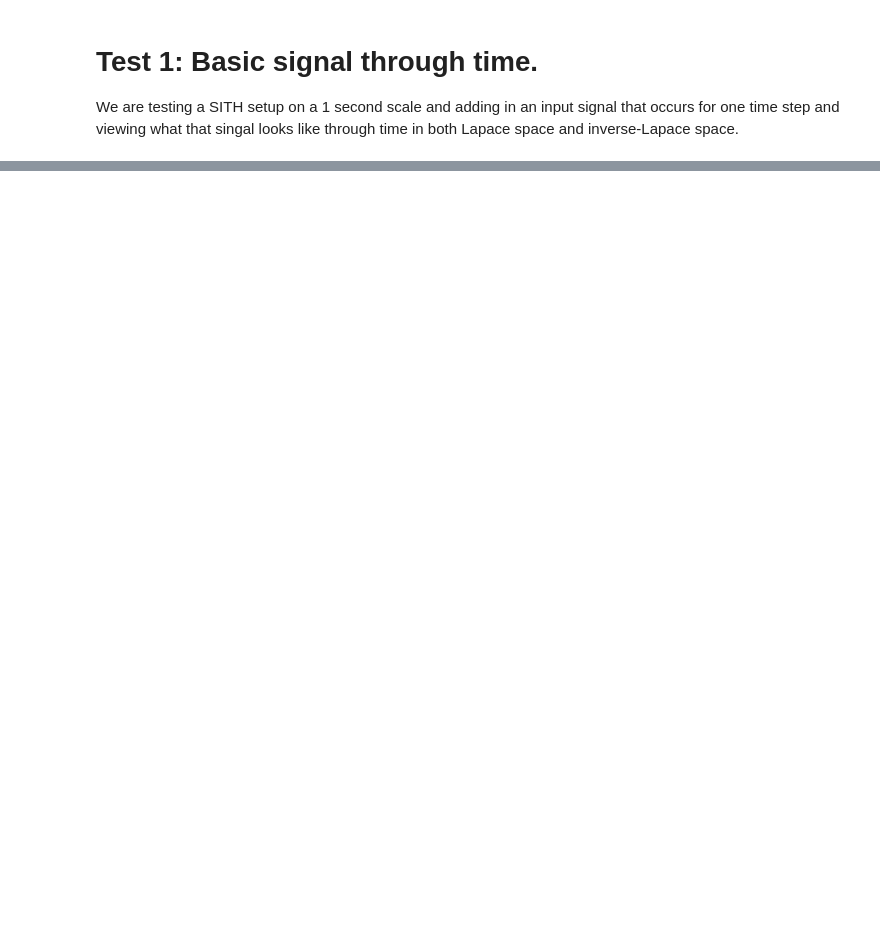
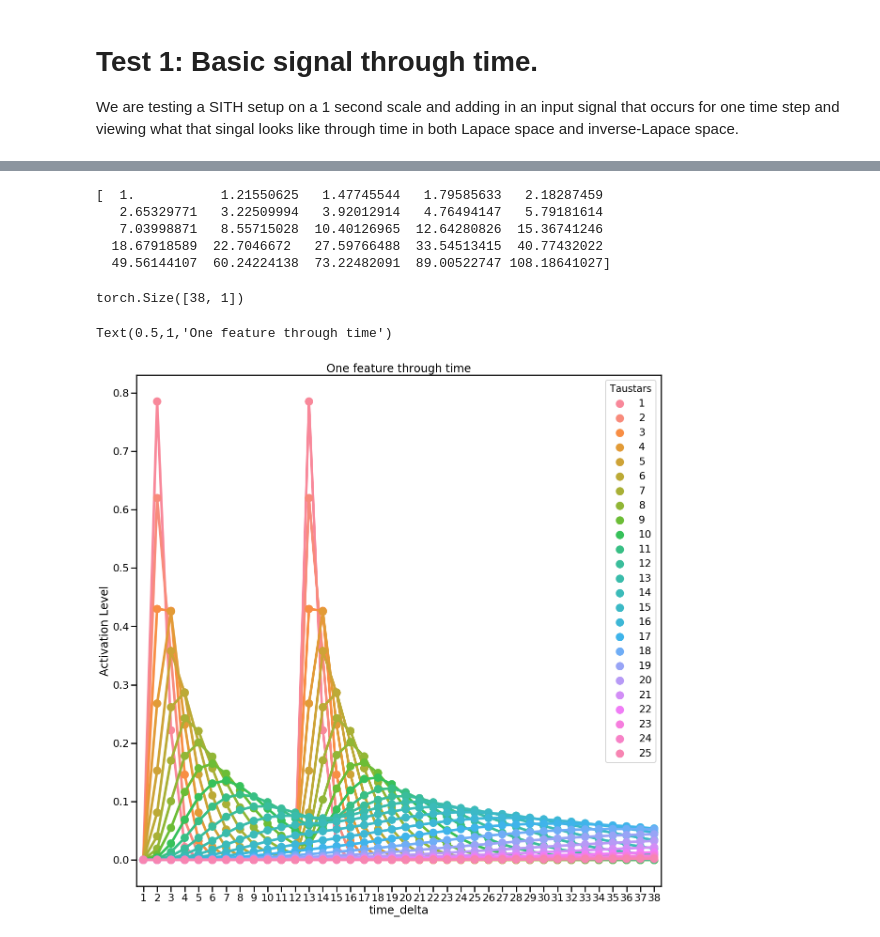
Before and after one commit to compmem/SITH_Layer, a Jupyter notebook: Sith_Layer_Verification.ipynb, the cells around one changed output, grey strips where cells are left out. Drawn from its saved outputs; the diff is of its cells as text; code cells hidden in the pictures; blank space fills up the shorter version.

```diff
--- a/Sith_Layer_Verification.ipynb
+++ b/Sith_Layer_Verification.ipynb
@@ -108,0 +154,51 @@ Text(0.5,1,'One feature through time. ')
+# %%
+
+sith_params ={"in_features":1,
+              "tau_0":1, "k":4,
+              "c":.05, "ntau":100,
+              "dt":.1, "g":0,
+              "T_every":4, "alpha":1.0}
+
+sithrep = SITH(**sith_params)
+sithrep.cuda()
+target_vec = torch.ones(1, sith_params['in_features']).type(torch.cuda.DoubleTensor)
+taustars = sithrep._tau_star[sith_params['k']:-sith_params['k']:sith_params['T_every']].detach().cpu().numpy()
+input_scale = 10
+print(taustars)
+# %% [output]
+[  1.           1.21550625   1.47745544   1.79585633   2.18287459
+   2.65329771   3.22509994   3.92012914   4.76494147   5.79181614
+   7.03998871   8.55715028  10.40126965  12.64280826  15.36741246
+  18.67918589  22.7046672   27.59766488  33.54513415  40.77432022
+  49.56144107  60.24224138  73.22482091  89.00522747 108.18641027]
+# %%
+target_vecs = torch.cat((target_vec,
+                         torch.zeros(10,sith_params['in_features']).type(torch.DoubleTensor).cuda(),
+                         target_vec,
+                         torch.zeros(26,sith_params['in_features']).type(torch.DoubleTensor).cuda(),),
+                        dim=0)
+print(target_vecs.shape)
+# %% [output]
+torch.Size([38, 1])
+# %%
+sithrep.reset()
+dat = {"Taustars":[],
+       "data":[],
+       "time_delta":[]}
+
+Ts = sithrep(target_vecs)
+x = 0
+for T in Ts.split(1,dim=0):
+    for i in range(len(taustars)):
+        dat["Taustars"].append(i+1)
+        dat['time_delta'].append(x+1)
+        dat['data'].append(T.detach().cpu().numpy()[0, i, 0])
+    x += 1
+sdat = pd.DataFrame(dat)
+fig=figure(figsize=(20,20))
+a = sn.pointplot(data=sdat, hue="Taustars", x="time_delta", y="data")
+a.set_ylabel("Activation Level")
+a.set_title("One feature through time")
+# %% [output]
+Text(0.5,1,'One feature through time')
+[figure, added]
```
Also changed, not shown: parts of 8 cells of this notebook, 1 other file.
